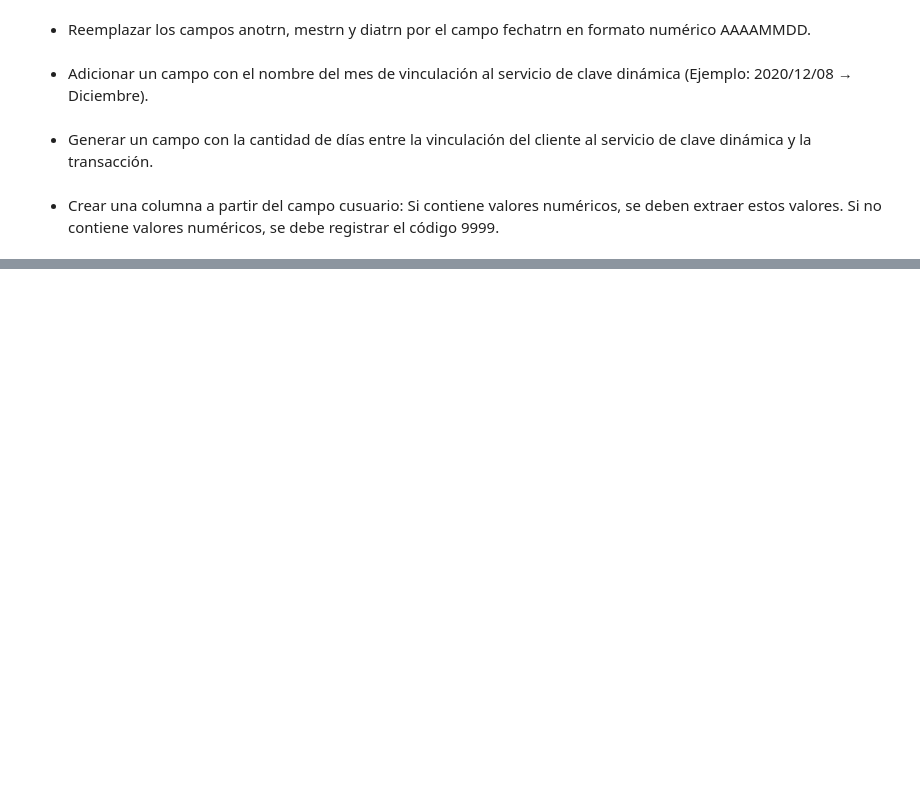
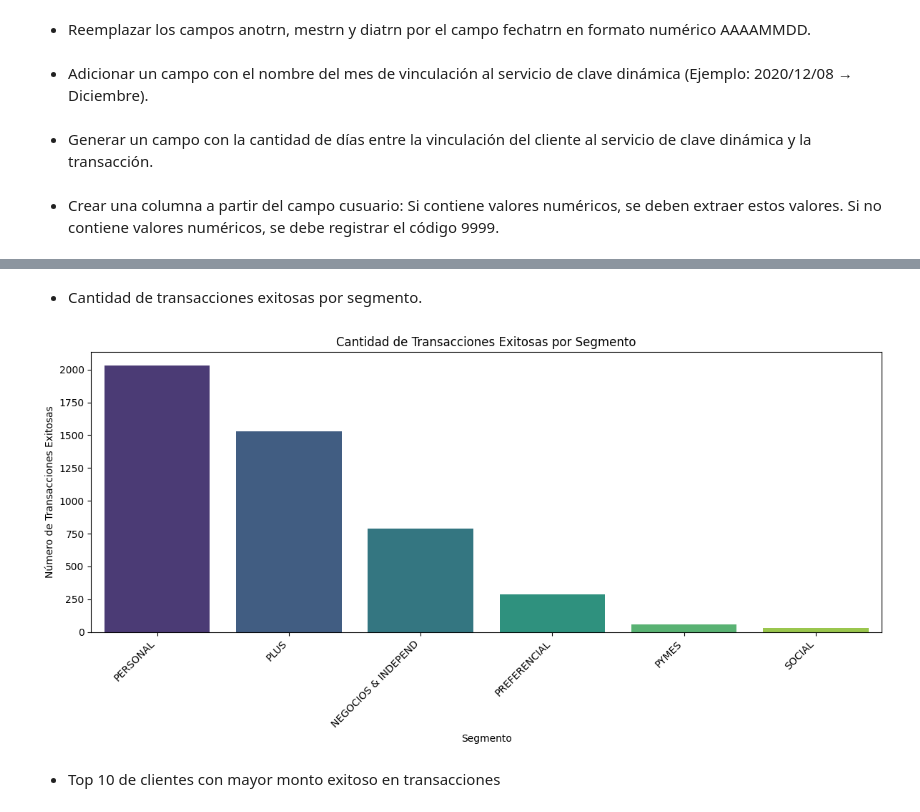
Before and after one commit to MelanyMFM/prueba, a Jupyter notebook: prueba.ipynb, the cells around one changed output, grey strips where cells are left out. Drawn from its saved outputs; the diff is of its cells as text; code cells hidden in the pictures; blank space fills up the shorter version.

```diff
--- a/prueba.ipynb
+++ b/prueba.ipynb
@@ -86,0 +111,18 @@ df.to_excel("sabana_final.xlsx", index=False)
+# %% [markdown]
+- Cantidad de transacciones exitosas por segmento.
+# %%
+successful_transactions = df[df['ext_trasc'] == 'Exitosa']
+transactions_by_segment = successful_transactions.groupby('segm').size().sort_values(ascending=False)
+
+plt.figure(figsize=(12, 6))
+sns.barplot(x=transactions_by_segment.index, y=transactions_by_segment.values, hue=transactions_by_segment.index, palette='viridis', legend=False)
+plt.title('Cantidad de Transacciones Exitosas por Segmento')
+plt.xlabel('Segmento')
+plt.ylabel('Número de Transacciones Exitosas')
+plt.xticks(rotation=45, ha='right')
+plt.tight_layout()
+plt.show()
+# %% [output]
+[figure, added]
+# %% [markdown]
+- Top 10 de clientes con mayor monto exitoso en transacciones
```
Also changed, not shown: parts of 5 cells of this notebook.
